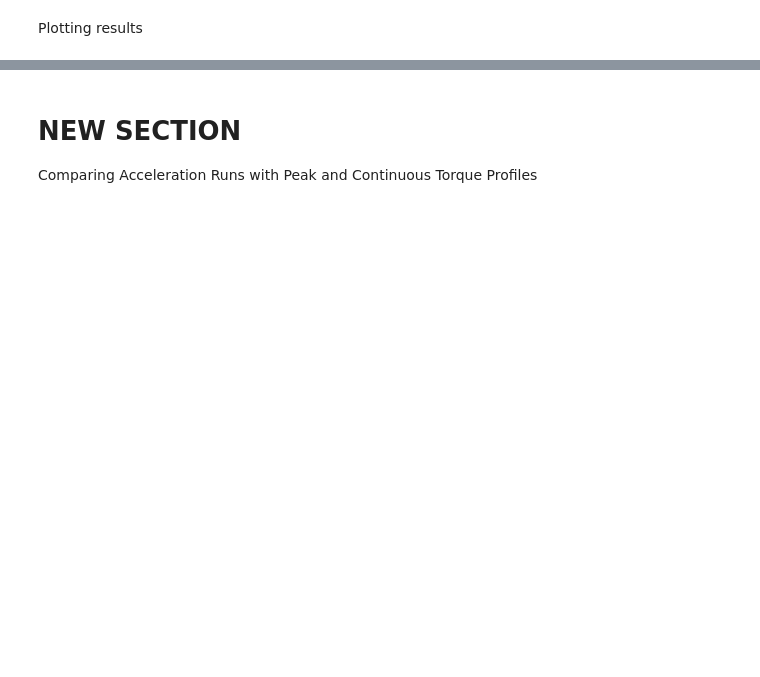
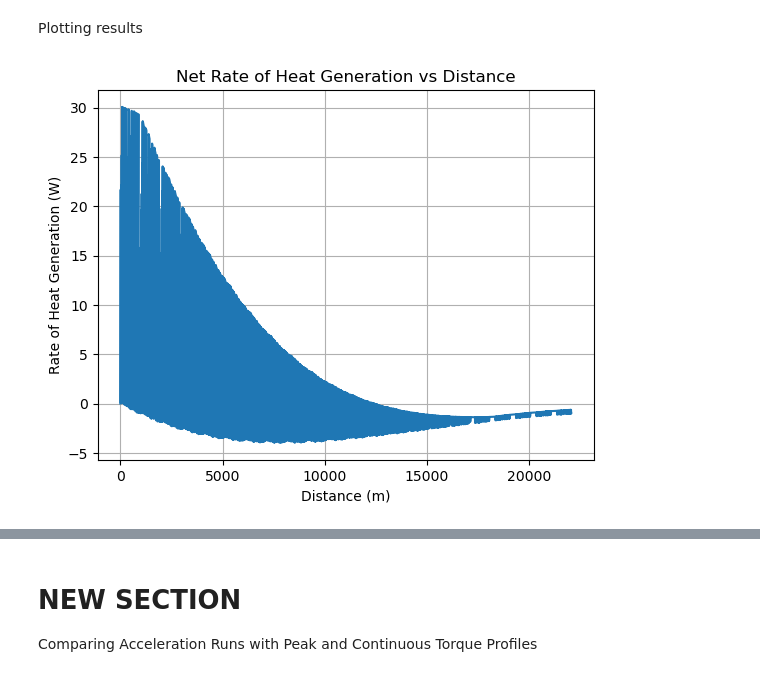
Before and after one commit to UBCFormulaElectric/LapSim, a Jupyter notebook: plot_results.ipynb, the cells around one changed output, grey strips where cells are left out. Cells and saved outputs as stored; diff of their text form; code cells hidden in the pictures; blank space fills up the shorter version.

Commit message:
adding heat removal calculations

```diff
--- a/plot_results.ipynb
+++ b/plot_results.ipynb
@@ -8,3 +8,12 @@ import matplotlib.pyplot as plt
 infile = "sim_inputs_and_outputs/dynamicsCalcs.csv"
 
 data = pd.read_csv(infile)
+# %%
+plt.plot(data.loc[:,'r0'], data.loc[:,'Cell Net Q'])
+plt.title("Net Rate of Heat Generation vs Distance")
+plt.xlabel("Distance (m)")
+plt.ylabel("Rate of Heat Generation (W)")
+plt.grid()
+plt.show()
+# %% [output]
+[figure, added]
```
Also changed, not shown: parts of 4 cells of this notebook, 18 other files.
